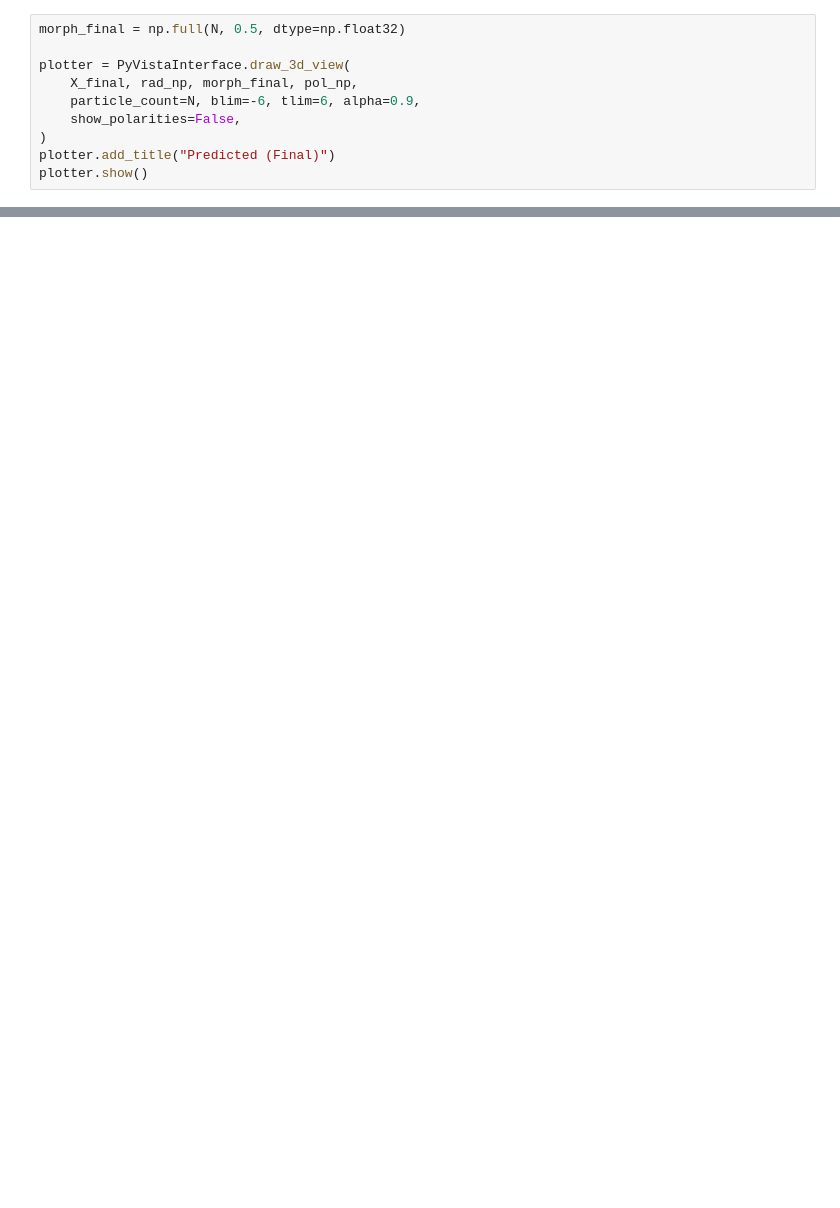
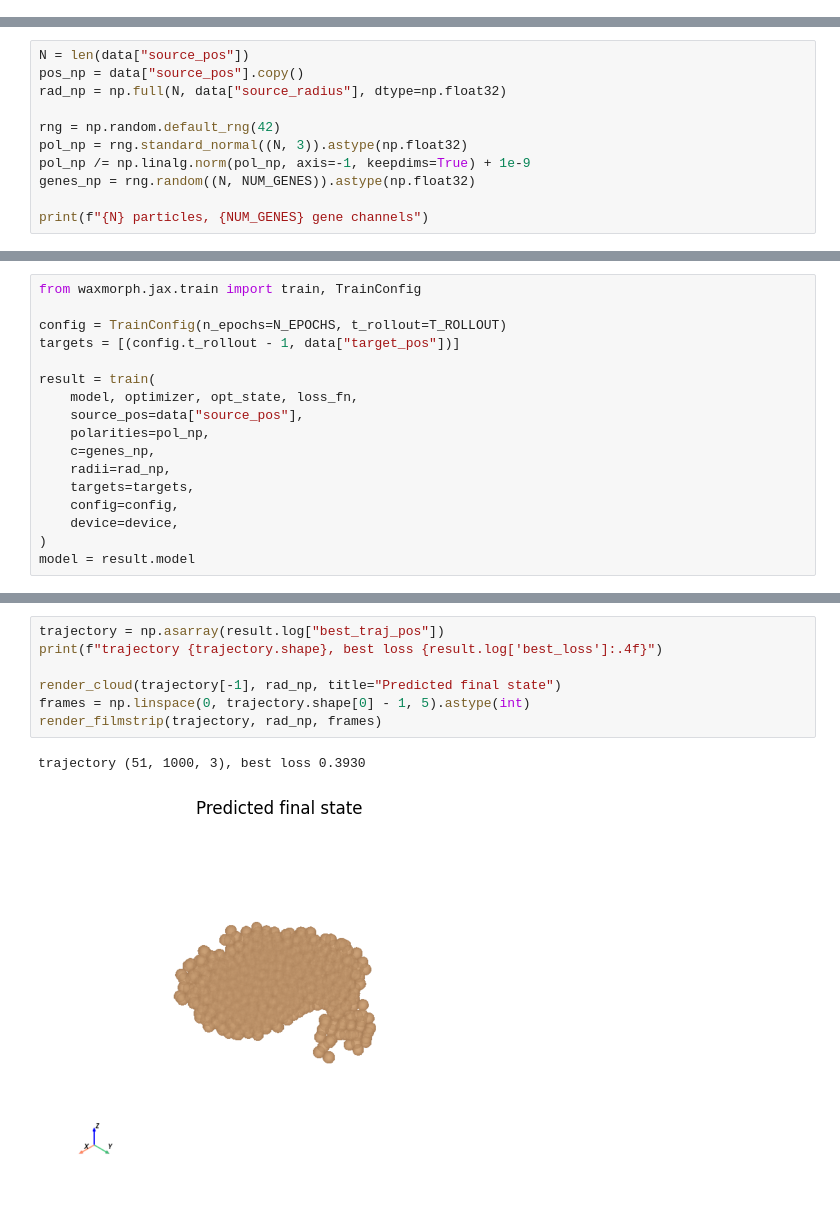
Before and after one commit to Computational-Morphogenomics-Group/waxmorph, a Jupyter notebook: shape_assembly_jax.ipynb, the cells around one changed output, grey strips where cells are left out. Drawn from its saved outputs; the diff is of its cells as text; blank space fills up the shorter version.

```diff
--- a/shape_assembly_jax.ipynb
+++ b/shape_assembly_jax.ipynb
@@ -172,10 +0,0 @@ print(f"Best trajectory: {trajectory.shape[0]} frames, best loss={result.log['be
-# %%
-morph_final = np.full(N, 0.5, dtype=np.float32)
-
-plotter = PyVistaInterface.draw_3d_view(
-    X_final, rad_np, morph_final, pol_np,
-    particle_count=N, blim=-6, tlim=6, alpha=0.9,
-    show_polarities=False,
-)
-plotter.add_title("Predicted (Final)")
-plotter.show()
@@ -228,0 +158,11 @@ with WarpMovieRenderer(
+# %%
+N = len(data["source_pos"])
+pos_np = data["source_pos"].copy()
+rad_np = np.full(N, data["source_radius"], dtype=np.float32)
+
+rng = np.random.default_rng(42)
+pol_np = rng.standard_normal((N, 3)).astype(np.float32)
+pol_np /= np.linalg.norm(pol_np, axis=-1, keepdims=True) + 1e-9
+genes_np = rng.random((N, NUM_GENES)).astype(np.float32)
+
+print(f"{N} particles, {NUM_GENES} gene channels")
@@ -228,0 +250,17 @@ with WarpMovieRenderer(
+# %%
+from waxmorph.jax.train import train, TrainConfig
+
+config = TrainConfig(n_epochs=N_EPOCHS, t_rollout=T_ROLLOUT)
+targets = [(config.t_rollout - 1, data["target_pos"])]
+
+result = train(
+    model, optimizer, opt_state, loss_fn,
+    source_pos=data["source_pos"],
+    polarities=pol_np,
+    c=genes_np,
+    radii=rad_np,
+    targets=targets,
+    config=config,
+    device=device,
+)
+model = result.model
@@ -228,0 +311,10 @@ with WarpMovieRenderer(
+# %%
+trajectory = np.asarray(result.log["best_traj_pos"])
+print(f"trajectory {trajectory.shape}, best loss {result.log['best_loss']:.4f}")
+
+render_cloud(trajectory[-1], rad_np, title="Predicted final state")
+frames = np.linspace(0, trajectory.shape[0] - 1, 5).astype(int)
+render_filmstrip(trajectory, rad_np, frames)
+# %% [output]
+trajectory (51, 1000, 3), best loss 0.3930
+[figure, added]
```
Also changed, not shown: parts of 42 cells of this notebook, 1 other file.
